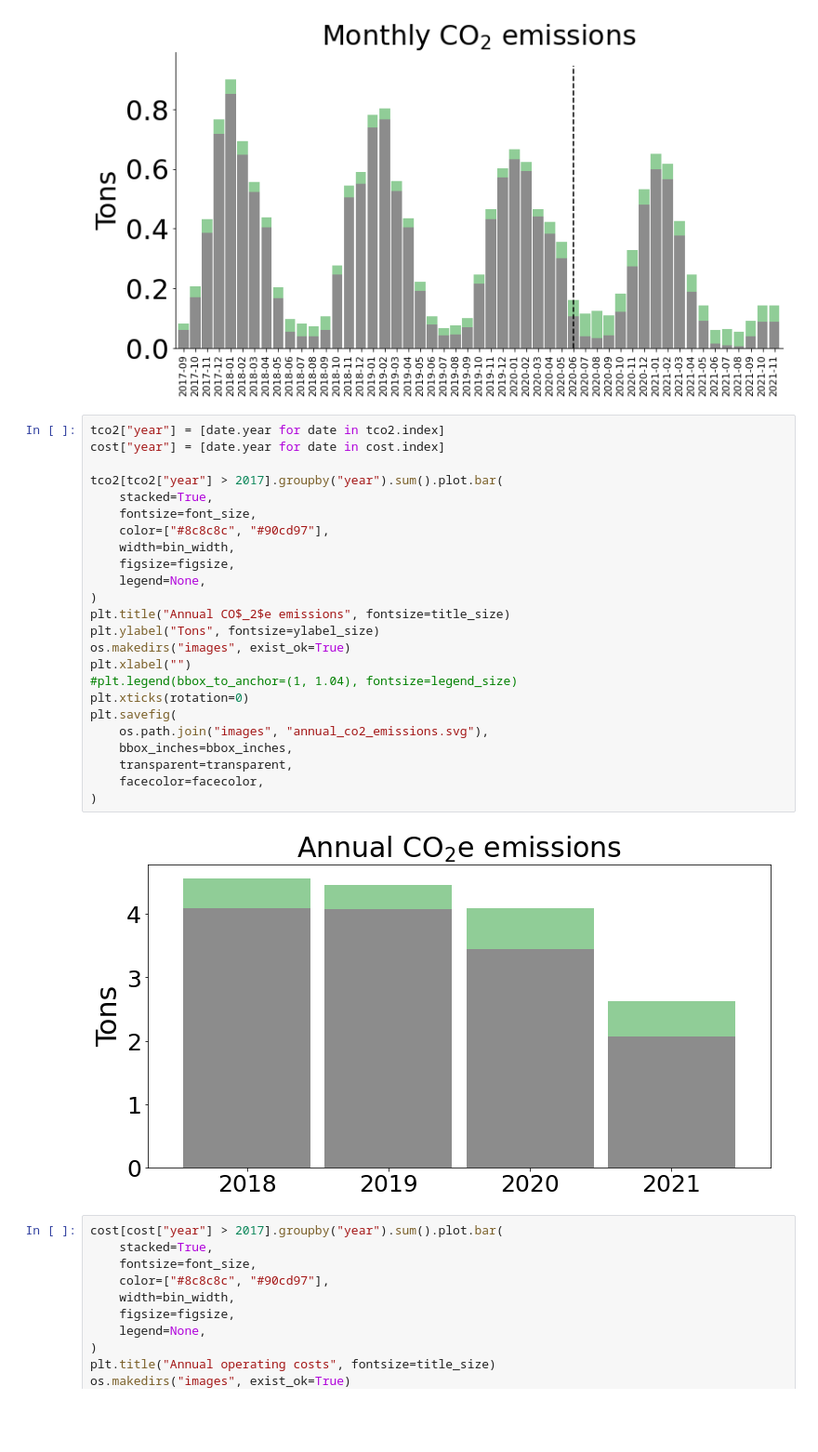
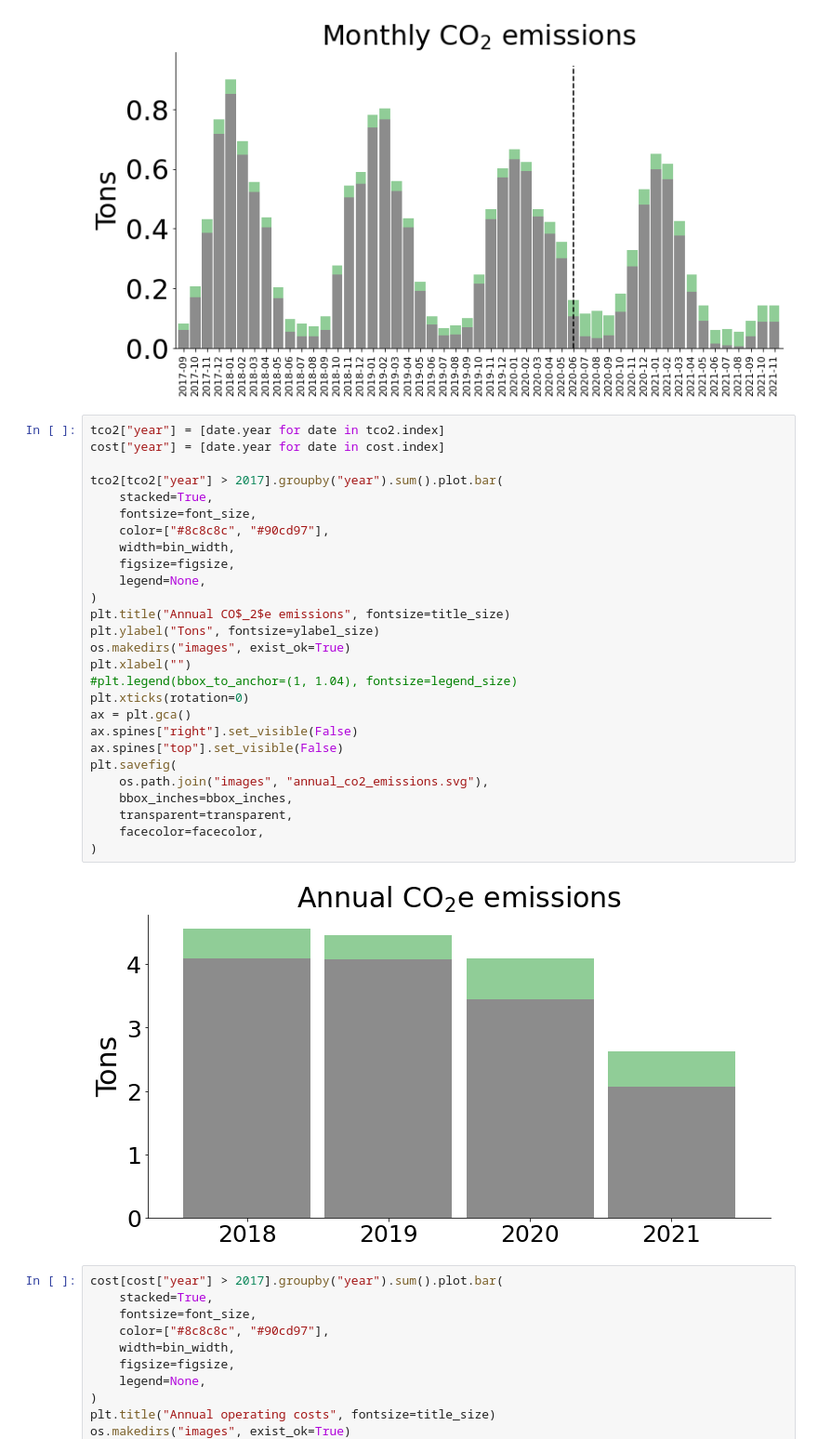
Before and after one commit to ryanfobel/utility-bill-scraper, a Jupyter notebook: notebooks/features/case_study.ipynb, the cells around one changed output. Shown at 93% size. Saved outputs shown, nothing was run; the diff lists cells and outputs as text; blank space fills up the shorter version.

Commit message:
Fix some images

```diff
--- a/notebooks/features/case_study.ipynb
+++ b/notebooks/features/case_study.ipynb
@@ -259,29 +259,32 @@ plt.savefig(
 # %%
 tco2["year"] = [date.year for date in tco2.index]
 cost["year"] = [date.year for date in cost.index]
 
 tco2[tco2["year"] > 2017].groupby("year").sum().plot.bar(
     stacked=True,
     fontsize=font_size,
     color=["#8c8c8c", "#90cd97"],
     width=bin_width,
     figsize=figsize,
     legend=None,
 )
 plt.title("Annual CO$_2$e emissions", fontsize=title_size)
 plt.ylabel("Tons", fontsize=ylabel_size)
 os.makedirs("images", exist_ok=True)
 plt.xlabel("")
 #plt.legend(bbox_to_anchor=(1, 1.04), fontsize=legend_size)
 plt.xticks(rotation=0)
+ax = plt.gca()
+ax.spines["right"].set_visible(False)
+ax.spines["top"].set_visible(False)
 plt.savefig(
     os.path.join("images", "annual_co2_emissions.svg"),
     bbox_inches=bbox_inches,
     transparent=transparent,
     facecolor=facecolor,
 )
 # %% [output]
-[figure, old version]
+[figure, new version]
 # %%
 cost[cost["year"] > 2017].groupby("year").sum().plot.bar(
     stacked=True,
```
Also changed, not shown: parts of 1 cell of this notebook, 9 other files.
